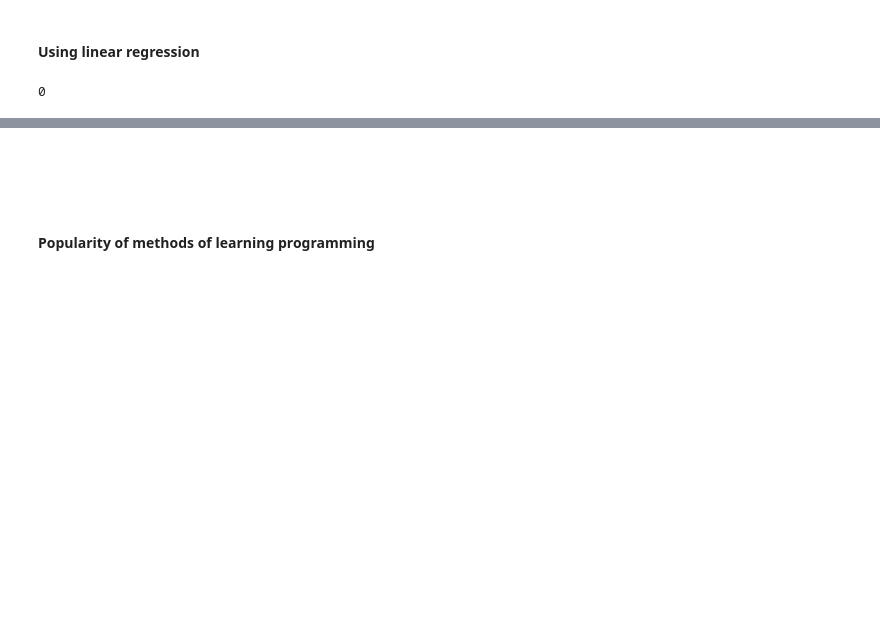
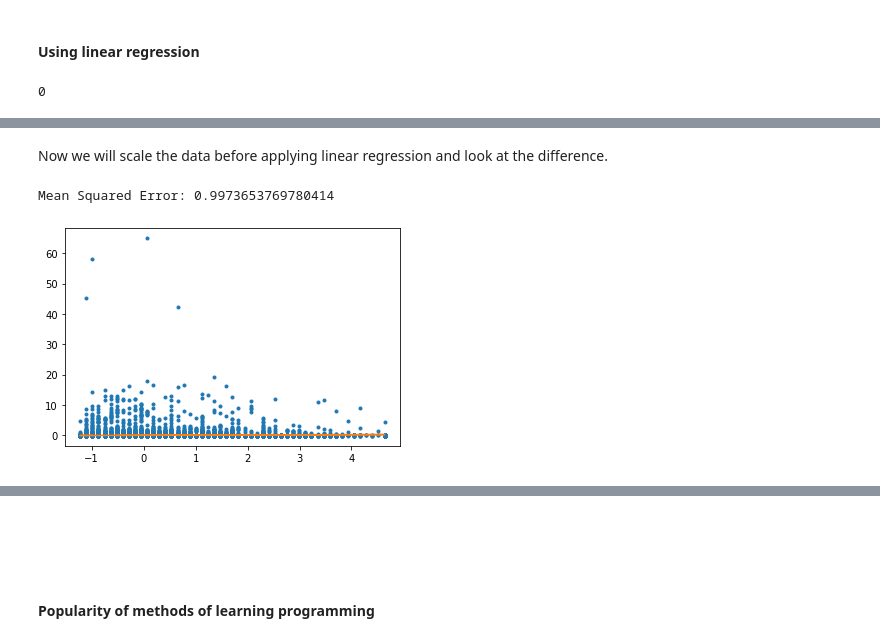
Before and after one commit to Jensen-T/StackOverflow-2022-Survey-Analysis, a Jupyter notebook: Data Analysis.ipynb, the cells around one changed output, grey strips where cells are left out. Saved outputs shown, nothing was run; the diff lists cells and outputs as text; code cells hidden in the pictures; blank space fills up the shorter version.

```diff
--- a/Data Analysis.ipynb
+++ b/Data Analysis.ipynb
@@ -141 +143,25 @@ R-squared: 0.131768006334694
 ... (6 outputs left out)
+# %% [markdown]
+Now we will scale the data before applying linear regression and look at the difference.
+# %%
+columns_to_scale = ['WorkExp', 'ConvertedCompYearly', 'Log_Salary']
+# %%
+scaler = StandardScaler()
+df_scaled = scaler.fit_transform(cleaned_df[columns_to_scale])
+# %%
+WorkExp = df_scaled[:, 0].reshape(-1, 1)
+ConvertedCompYearly = df_scaled[:, 1].reshape(-1, 1)
+Log_Salary = df_scaled[:, 2].reshape(-1, 1)
+# %%
+lr = LinearRegression()
+lr.fit(WorkExp, ConvertedCompYearly)
+y_pred = lr.predict(WorkExp)
+
+mse = mean_squared_error(ConvertedCompYearly, y_pred)
+print('Mean Squared Error:', mse)
+
+plt.plot(WorkExp, ConvertedCompYearly, '.', WorkExp, y_pred, '-')
+plt.show()
+# %% [output]
+Mean Squared Error: 0.9973653769780414
+[figure, added]
```
Also changed, not shown: parts of 13 cells of this notebook.
